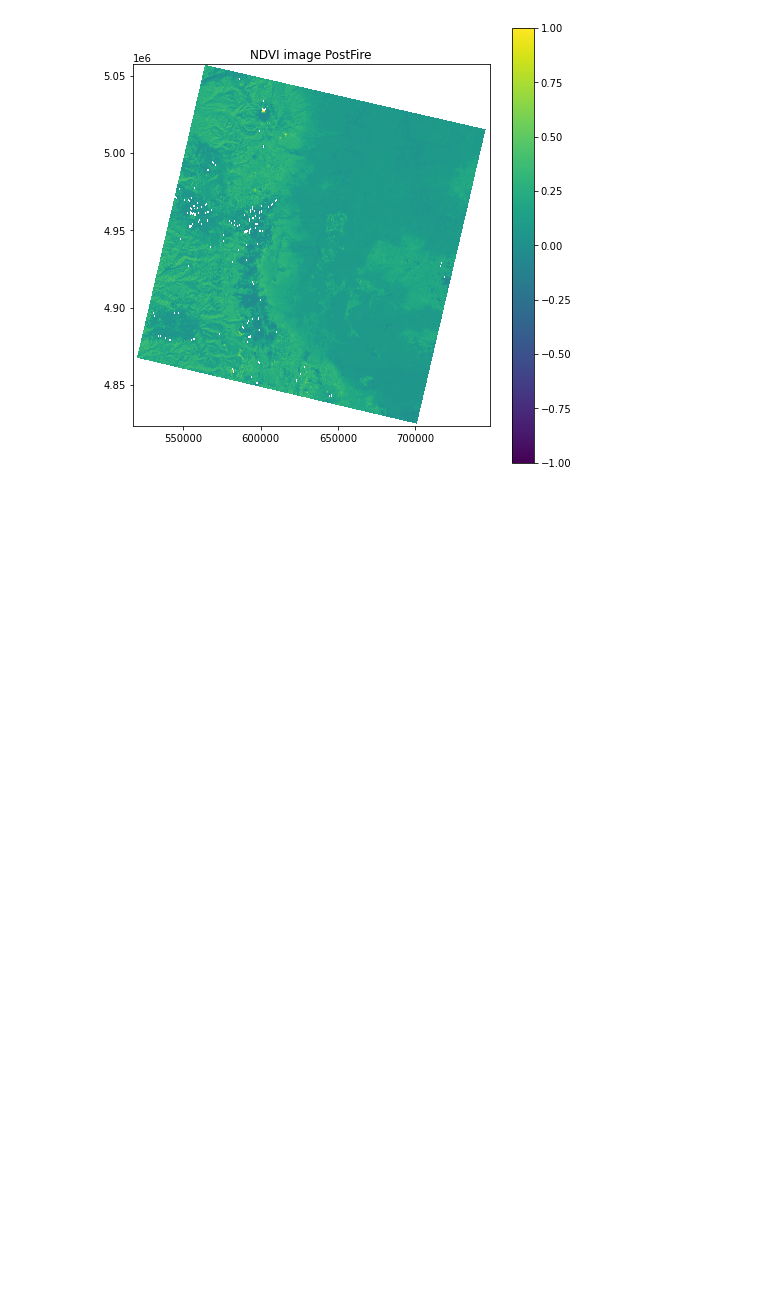
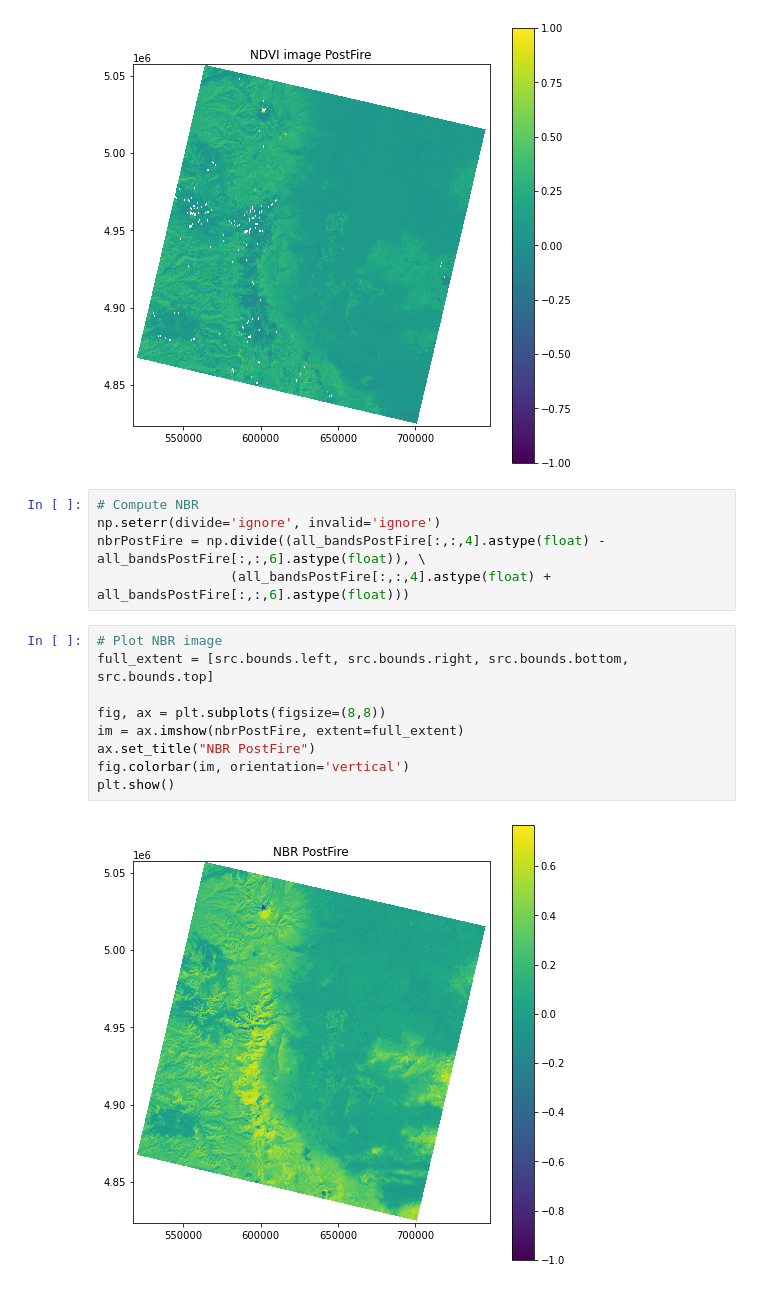
Before and after one commit to IsaiasTG/Drought-Data-Science-Project, a Jupyter notebook: FinalProject.ipynb, the cells around one changed output. Drawn from its saved outputs; the diff is of its cells as text; blank space fills up the shorter version.

```diff
--- a/FinalProject.ipynb
+++ b/FinalProject.ipynb
@@ -141,3 +141,19 @@ fig.colorbar(im, orientation='vertical')
 plt.show()
 # %% [output]
 [figure]
+# %%
+# Compute NBR
+np.seterr(divide='ignore', invalid='ignore')
+nbrPostFire = np.divide((all_bandsPostFire[:,:,4].astype(float) - all_bandsPostFire[:,:,6].astype(float)), \
+                 (all_bandsPostFire[:,:,4].astype(float) + all_bandsPostFire[:,:,6].astype(float)))
+# %%
+# Plot NBR image
+full_extent = [src.bounds.left, src.bounds.right, src.bounds.bottom, src.bounds.top]
+
+fig, ax = plt.subplots(figsize=(8,8))
+im = ax.imshow(nbrPostFire, extent=full_extent)
+ax.set_title("NBR PostFire")
+fig.colorbar(im, orientation='vertical')
+plt.show()
+# %% [output]
+[figure, added]
```
Also changed, not shown: parts of 6 cells of this notebook.
